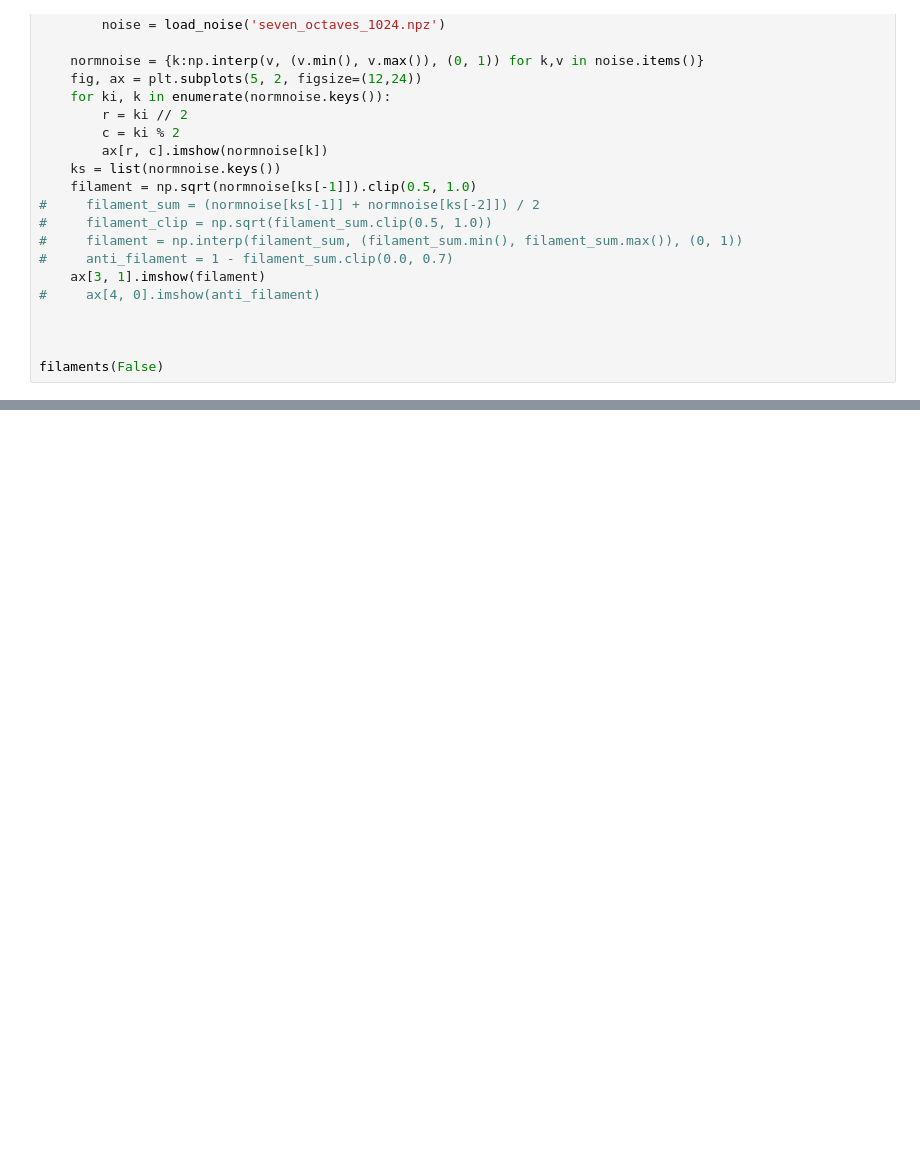
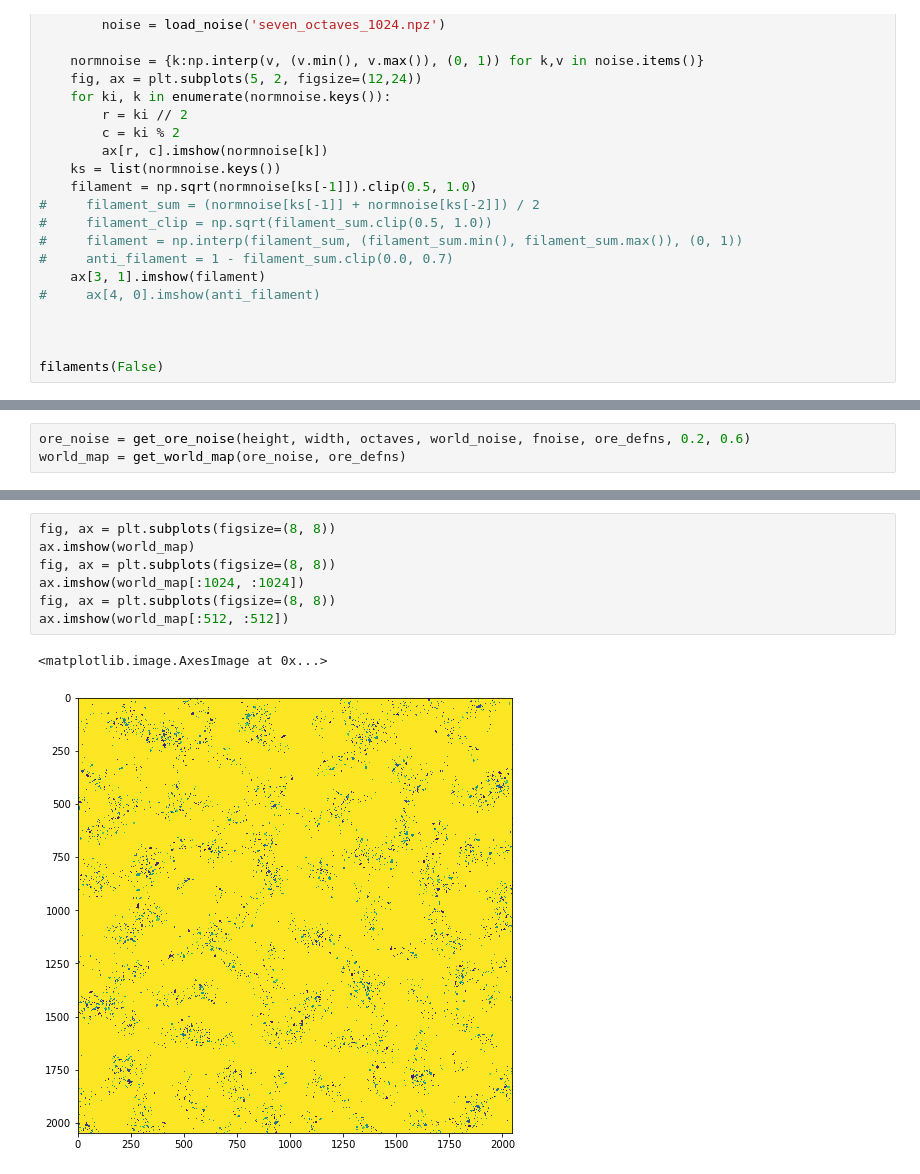
Before and after one commit to atbenmurray/space_engineers, a Jupyter notebook: world_files.ipynb, the cells around one changed output, grey strips where cells are left out. Drawn from its saved outputs; the diff is of its cells as text; blank space fills up the shorter version.

Commit message:
Playing with octave sizes

```diff
--- a/world_files.ipynb
+++ b/world_files.ipynb
@@ -489,0 +433,3 @@ ax.imshow(test_noise[135])
+# %%
+ore_noise = get_ore_noise(height, width, octaves, world_noise, fnoise, ore_defns, 0.2, 0.6)
+world_map = get_world_map(ore_noise, ore_defns)
@@ -489,0 +453,10 @@ ax.imshow(test_noise[135])
+# %%
+fig, ax = plt.subplots(figsize=(8, 8))
+ax.imshow(world_map)
+fig, ax = plt.subplots(figsize=(8, 8))
+ax.imshow(world_map[:1024, :1024])
+fig, ax = plt.subplots(figsize=(8, 8))
+ax.imshow(world_map[:512, :512])
+# %% [output]
+<matplotlib.image.AxesImage at 0x...>
+[figure, added]
```
Also changed, not shown: parts of 11 cells of this notebook.
